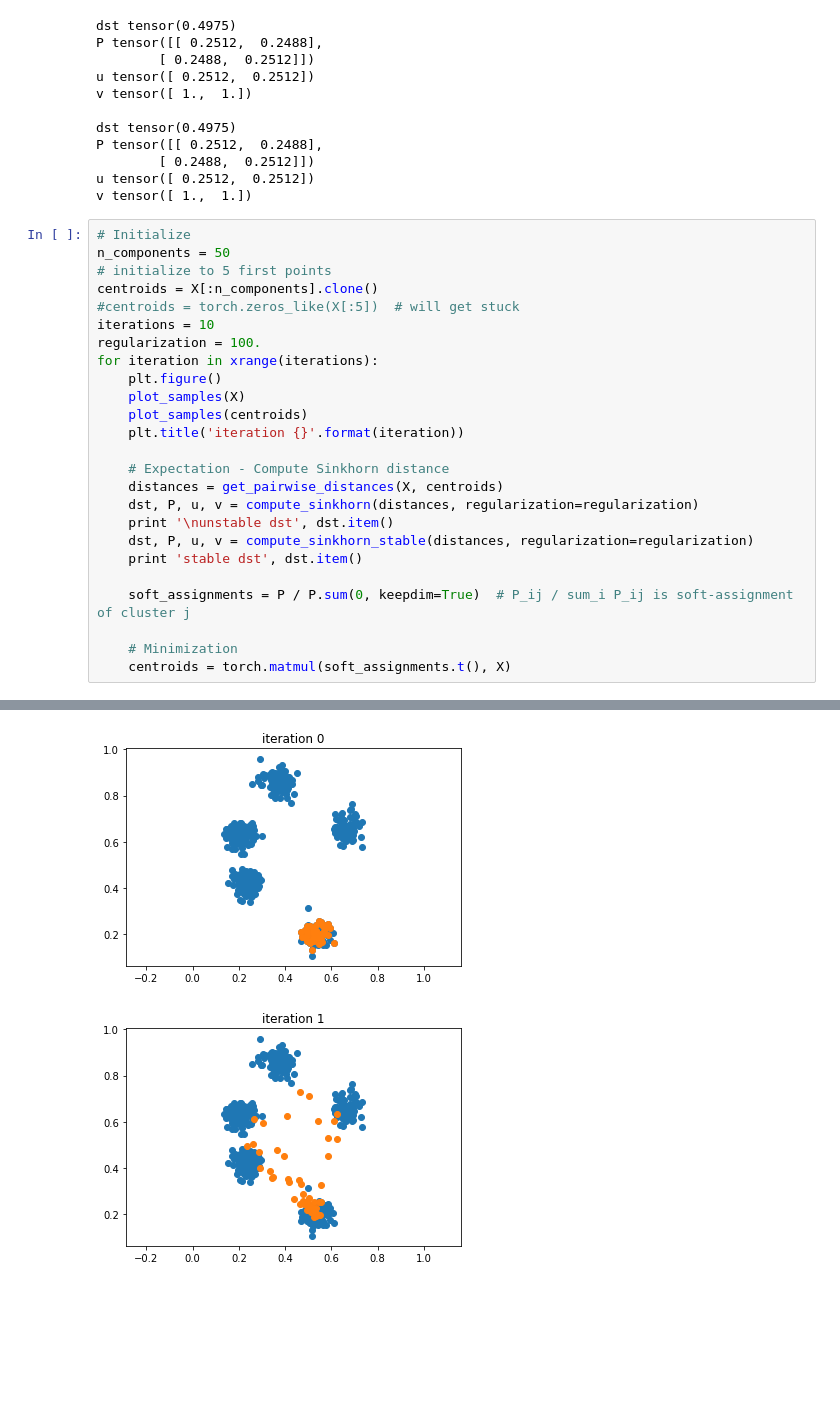
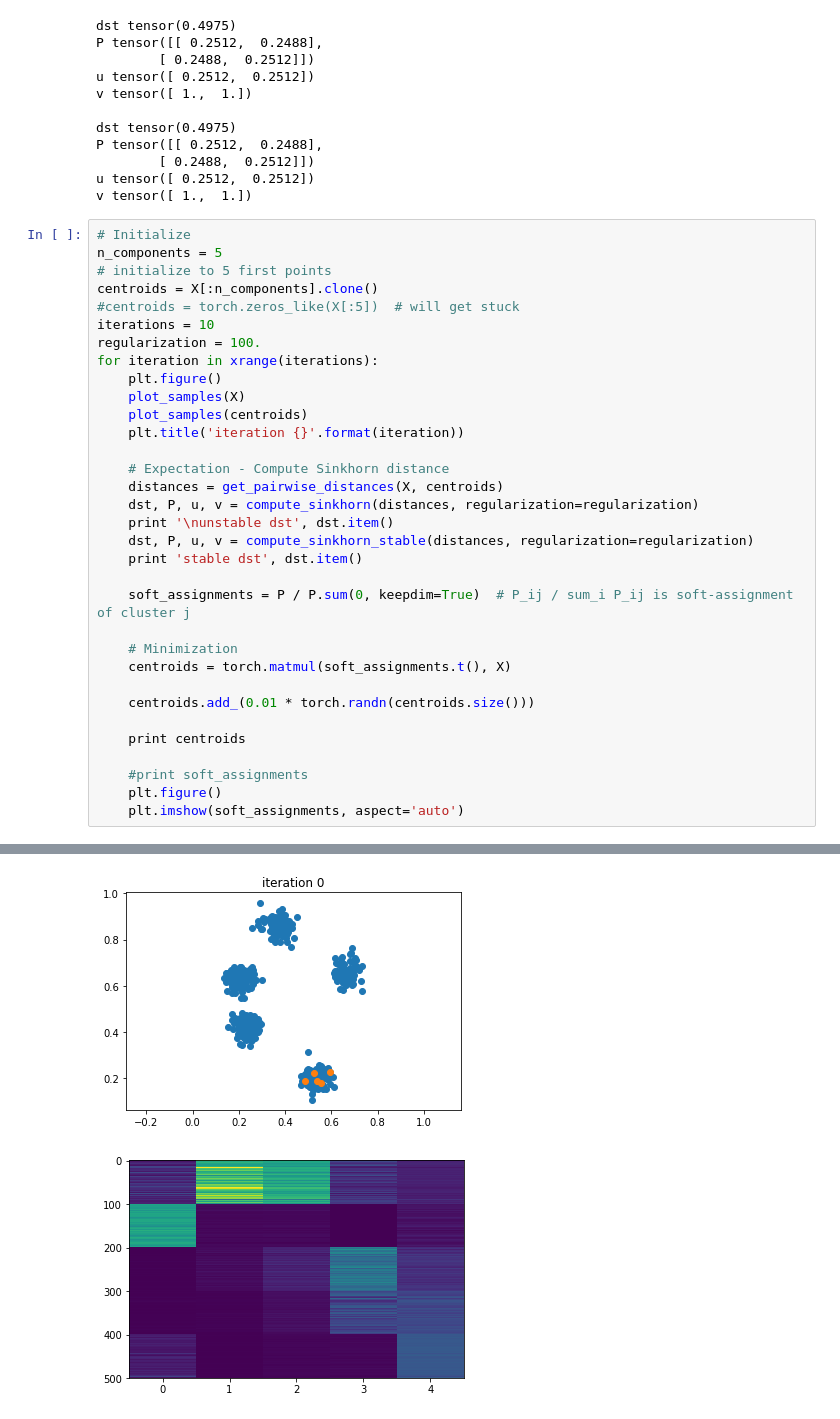
Before and after one commit to gabrielhuang/centroid-networks, a Jupyter notebook: scripts/cluster/clustering.ipynb, the cells around one changed output, grey strips where cells are left out. Saved outputs shown, nothing was run; the diff lists cells and outputs as text; blank space fills up the shorter version.

Commit message:
plot assignment

```diff
--- a/scripts/cluster/clustering.ipynb
+++ b/scripts/cluster/clustering.ipynb
@@ -202,7 +202,7 @@ u tensor([ 0.2512,  0.2512])
 v tensor([ 1.,  1.])
 # %%
 # Initialize
-n_components = 50
+n_components = 5
 # initialize to 5 first points
 centroids = X[:n_components].clone()
 #centroids = torch.zeros_like(X[:5])  # will get stuck
@@ -225,4 +225,12 @@ for iteration in xrange(iterations):
 
     # Minimization
     centroids = torch.matmul(soft_assignments.t(), X)
+
+    centroids.add_(0.01 * torch.randn(centroids.size()))
+
+    print centroids
+
+    #print soft_assignments
+    plt.figure()
+    plt.imshow(soft_assignments, aspect='auto')
 # %% [output]
@@ -246,2 +254,2 @@ stable dst 0.00243749492802
-[figure, old version]
+[figure, new version]
-[figure, old version]
+[figure, new version]
```
Also changed, not shown: parts of 4 cells of this notebook.
